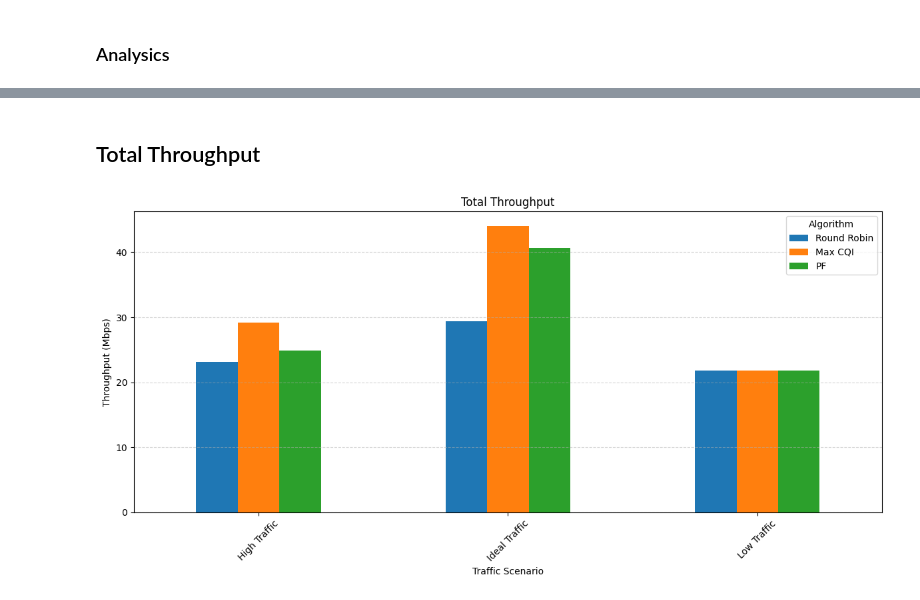
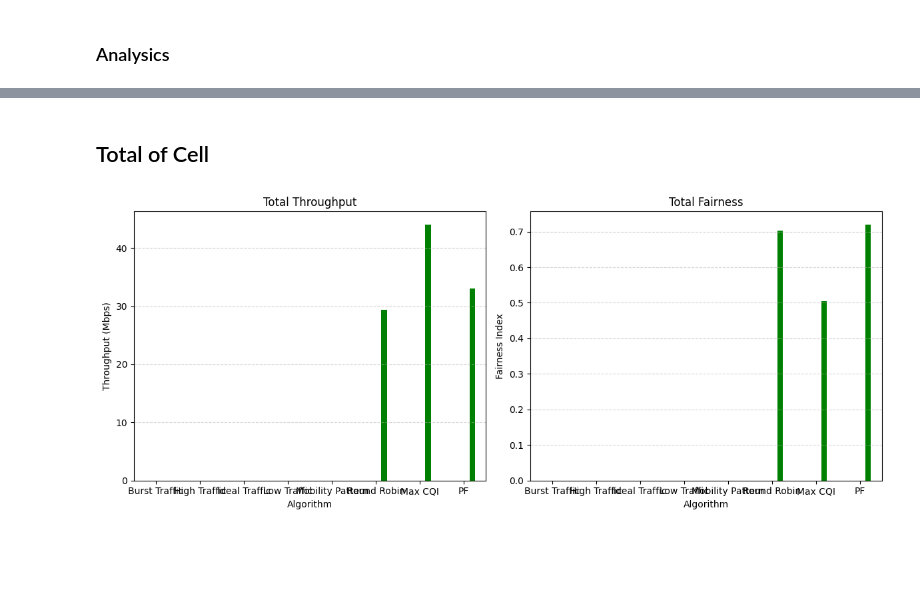
Before and after one commit to lephamcong/CapstoneProject, a Jupyter notebook: Simulation/result/resultAnalysis_v1_deleted.ipynb, the cells around one changed output, grey strips where cells are left out. Cells and saved outputs as stored; diff of their text form; code cells hidden in the pictures; blank space fills up the shorter version.

Commit message:
update scenario, fairness, ...

```diff
--- a/Simulation/result/resultAnalysis_10ttiToResend.ipynb
+++ b/Simulation/result/resultAnalysis_v1_deleted.ipynb
@@ -1497,16 +497,26 @@ plt.show()
 # %% [markdown]
-## Total Throughput
+## Total of Cell
-# %%
-
-total_throughput_DF1.plot(kind='bar', figsize=(12, 6))
-
-plt.title("Total Throughput")
-plt.ylabel("Throughput (Mbps)")
-plt.xlabel("Traffic Scenario")
-plt.xticks(rotation=45)
-plt.grid(axis='y', linestyle='--', alpha=0.5)
-plt.tight_layout()
-plt.legend(title="Algorithm")
-plt.show()
-# %% [output]
-[figure, removed]
+# %%
+
+fig, axes = plt.subplots(1, 2, figsize=(12, 5))
+
+# Plot total throughput
+total_throughput_DF1.plot(kind='bar', ax=axes[0], legend=False, color=['green', 'blue', 'orange'])
+axes[0].set_title("Total Throughput")
+axes[0].set_ylabel("Throughput (Mbps)")
+axes[0].set_xlabel("Algorithm")
+axes[0].set_xticklabels(total_throughput_DF1.index, rotation=0)
+axes[0].grid(axis='y', linestyle='--', alpha=0.5)
+
+# Plot total fairness
+total_fairness_DF1.plot(kind='bar', ax=axes[1], legend=False, color=['green', 'blue', 'orange'])
+axes[1].set_title("Total Fairness")
+axes[1].set_ylabel("Fairness Index")
+axes[1].set_xlabel("Algorithm")
+axes[1].set_xticklabels(total_fairness_DF1.index, rotation=0)
+axes[1].grid(axis='y', linestyle='--', alpha=0.5)
+
+plt.tight_layout()
+plt.show()
+# %% [output]
+[figure, added]
```
Also changed, not shown: parts of 42 cells of this notebook, 17 other files.
